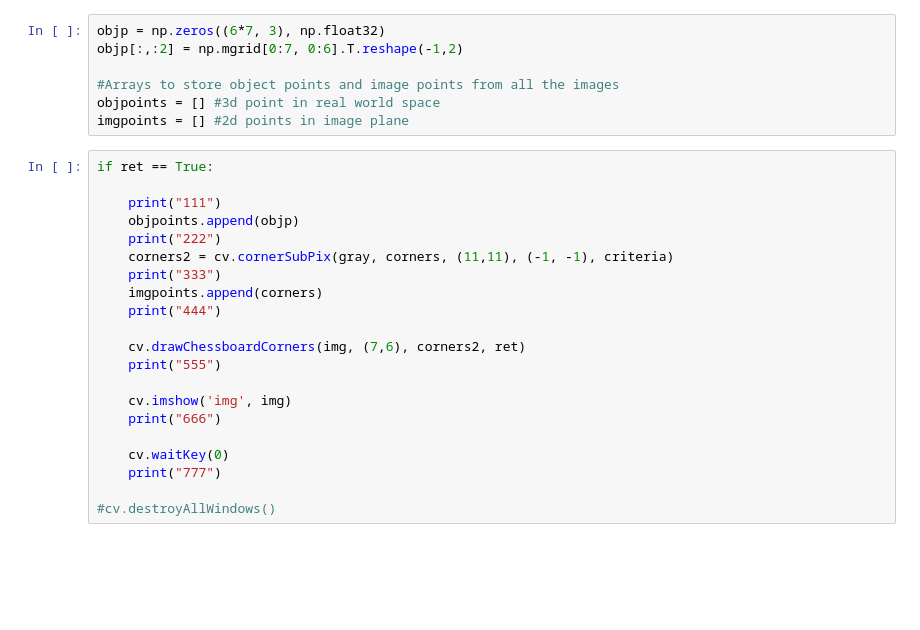
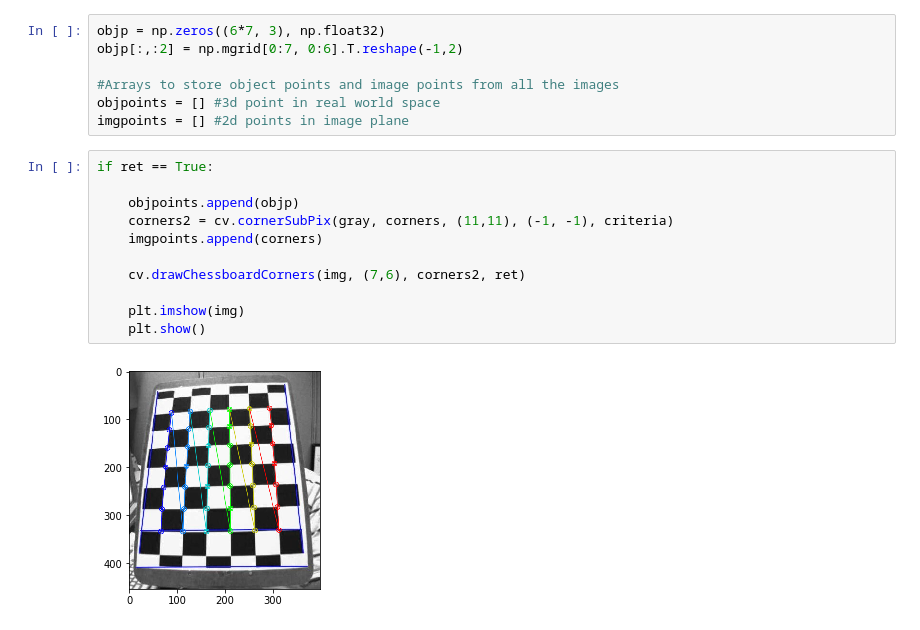
Before and after one commit to lixinso/udacity-SDC-CameraCalibration-sample, a Jupyter notebook: CameraCalibrationSample.ipynb, the cells around one changed output. Saved outputs shown, nothing was run; the diff lists cells and outputs as text; blank space fills up the shorter version.

```diff
--- a/CameraCalibrationSample.ipynb
+++ b/CameraCalibrationSample.ipynb
@@ -24,21 +27,13 @@ imgpoints = [] #2d points in image plane
 # %%
 if ret == True:
 
-    print("111")
     objpoints.append(objp)
-    print("222")
     corners2 = cv.cornerSubPix(gray, corners, (11,11), (-1, -1), criteria)
-    print("333")
     imgpoints.append(corners)
-    print("444")
 
     cv.drawChessboardCorners(img, (7,6), corners2, ret)
-    print("555")
 
-    cv.imshow('img', img)
-    print("666")
-
-    cv.waitKey(0)
-    print("777")
-
-#cv.destroyAllWindows()
+    plt.imshow(img)
+    plt.show()
+# %% [output]
+[figure, added]
```
Also changed, not shown: parts of 1 cell of this notebook.
